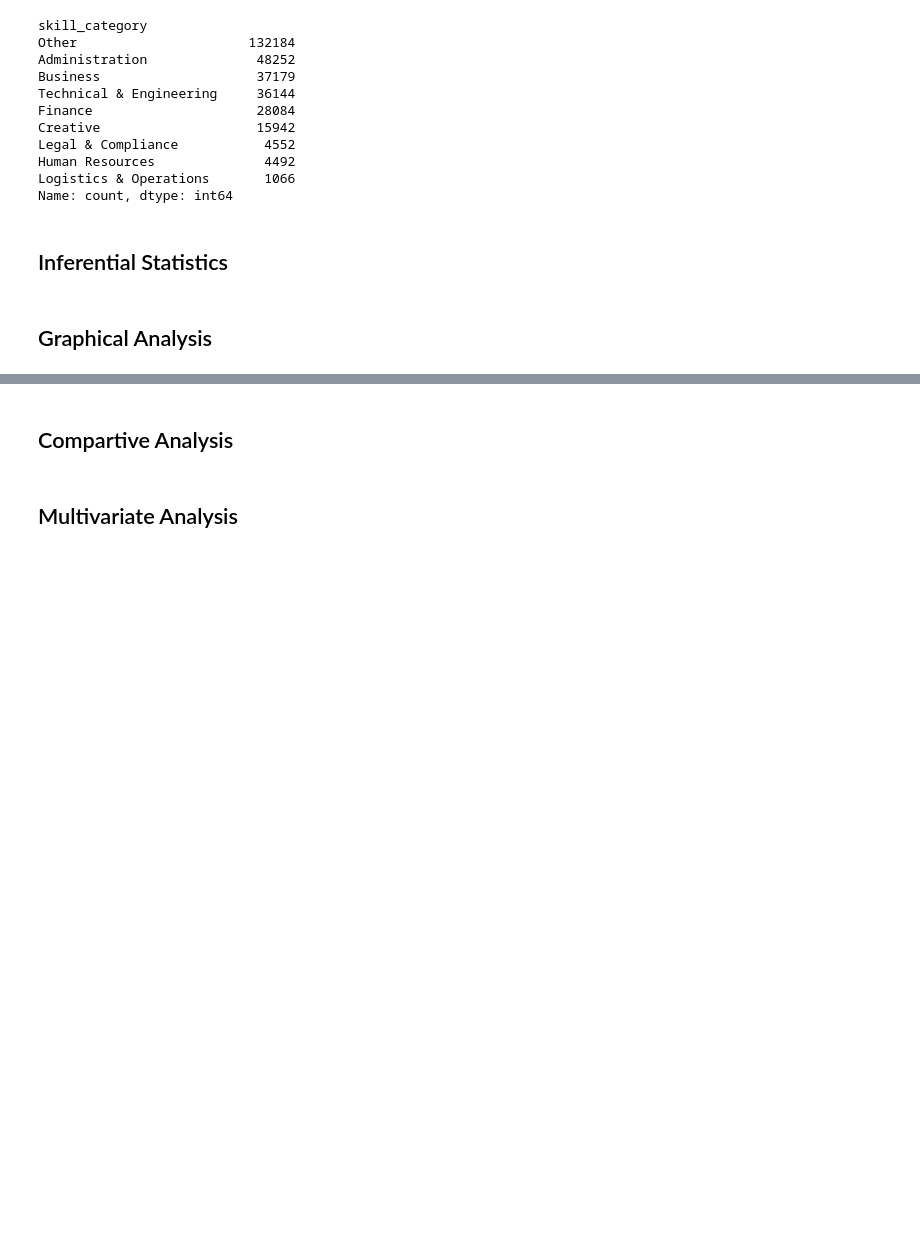
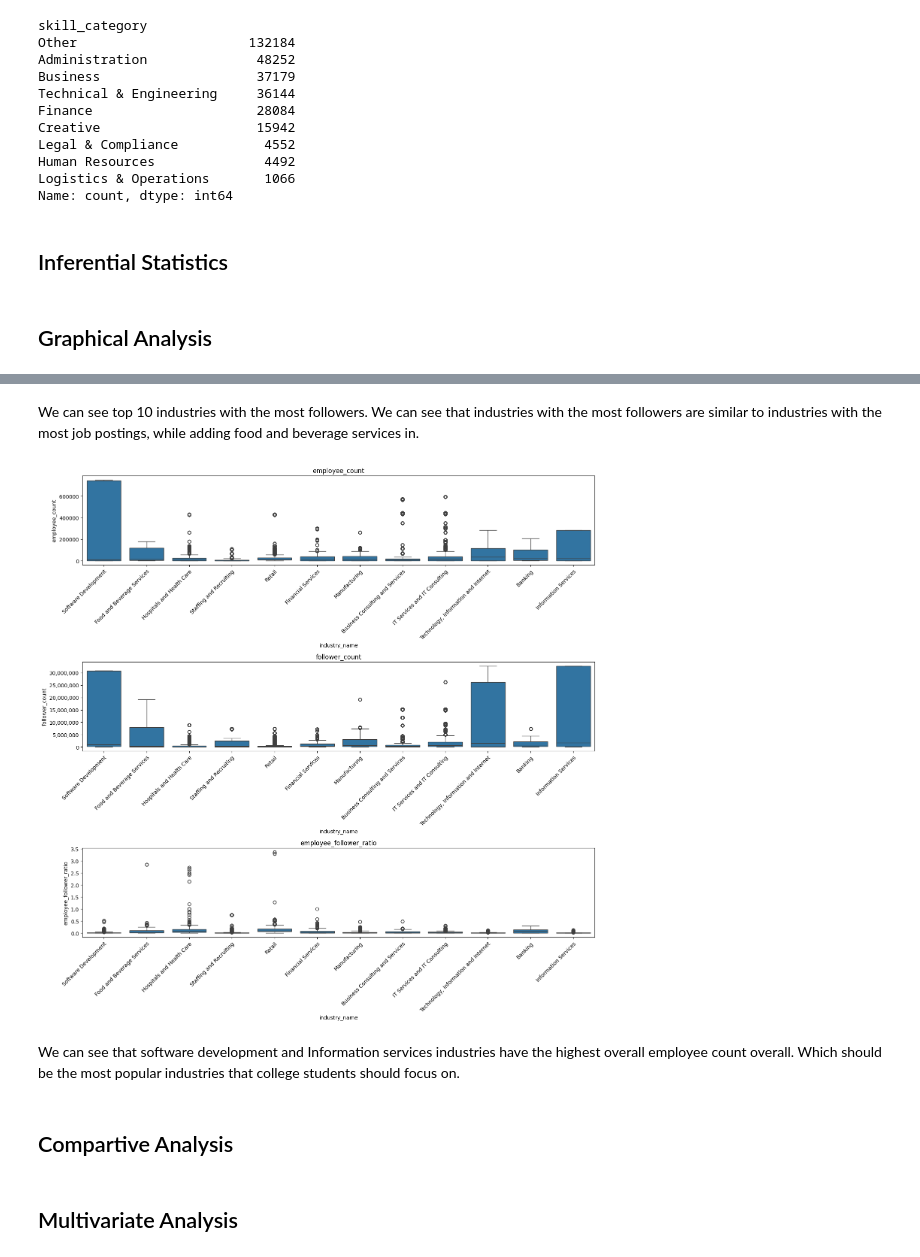
Before and after one commit to Koi4595/Group_10_FA_2024, a Jupyter notebook: Project_part2.ipynb, the cells around one changed output, grey strips where cells are left out. Saved outputs shown, nothing was run; the diff lists cells and outputs as text; code cells hidden in the pictures; blank space fills up the shorter version.

Commit message:
Add box plot for top 10 industies with the largest scale and influence.

```diff
--- a/Project_part2.ipynb
+++ b/Project_part2.ipynb
@@ -98,3 +99,10 @@ Name: count, dtype: int64
 ## Inferential Statistics
 # %% [markdown]
 ## Graphical Analysis
+# %%
+# First, let's check difference of scale and influence(i.e., number of employee, number of follower and employee-follower ratio) for companies from different industries
+# Compute industries with most industries
+scale= df.groupby('industry_name')[['employee_count', 'follower_count']].sum()
+scale.reset_index(inplace=True)
+top_10_scale = scale.sort_values('employee_count',ascending=False).head(10)
+top_10_scale
@@ -100,0 +123,3 @@ Name: count, dtype: int64
+# %%
+top_10_influence = scale.sort_values('follower_count',ascending=False).head(10)
+top_10_influence
@@ -101,3 +138,23 @@ Name: count, dtype: int64
+# %% [markdown]
+We can see top 10 industries with the most followers. We can see that industries with the most followers are similar to industries with the most job postings, while adding food and beverage services in.
+# %%
+# For different industries within top 10 scale and influence, check the distribution of employee_count, follower_count and employee-follower ratio
+top_10_industry = list(set(top_10_scale['industry_name']).union(set(top_10_influence['industry_name'])))
+top_10_industry_df = df[df['industry_name'].isin(top_10_industry)]
+top_10_industry_df = top_10_industry_df[['industry_name', 'employee_count', 'follower_count', 'employee_follower_ratio']]
+# create subsets for each industries and draw boxplot
+fig, ax = plt.subplots(3, 1, figsize=(15, 15))
+for i, col in enumerate(['employee_count', 'follower_count', 'employee_follower_ratio']):
+    sns.boxplot(x='industry_name', y=col, data=top_10_industry_df, ax=ax[i])
+    ax[i].set_title(col)
+    ax[i].set_xticklabels(ax[i].get_xticklabels(), rotation=45, ha='right',rotation_mode="anchor")
+ax[1].yaxis.set_major_formatter(mticker.FuncFormatter(lambda x, _: f'{int(x):,}'))
+plt.tight_layout()
+plt.show()
+# %% [output]
+[figure, added]
+# %% [markdown]
+We can see that software development and Information services industries have the highest overall employee count overall. Which should be the most popular industries that college students should focus on.
 # %% [markdown]
 ## Compartive Analysis
 # %% [markdown]
```
Also changed, not shown: parts of 4 cells of this notebook.
